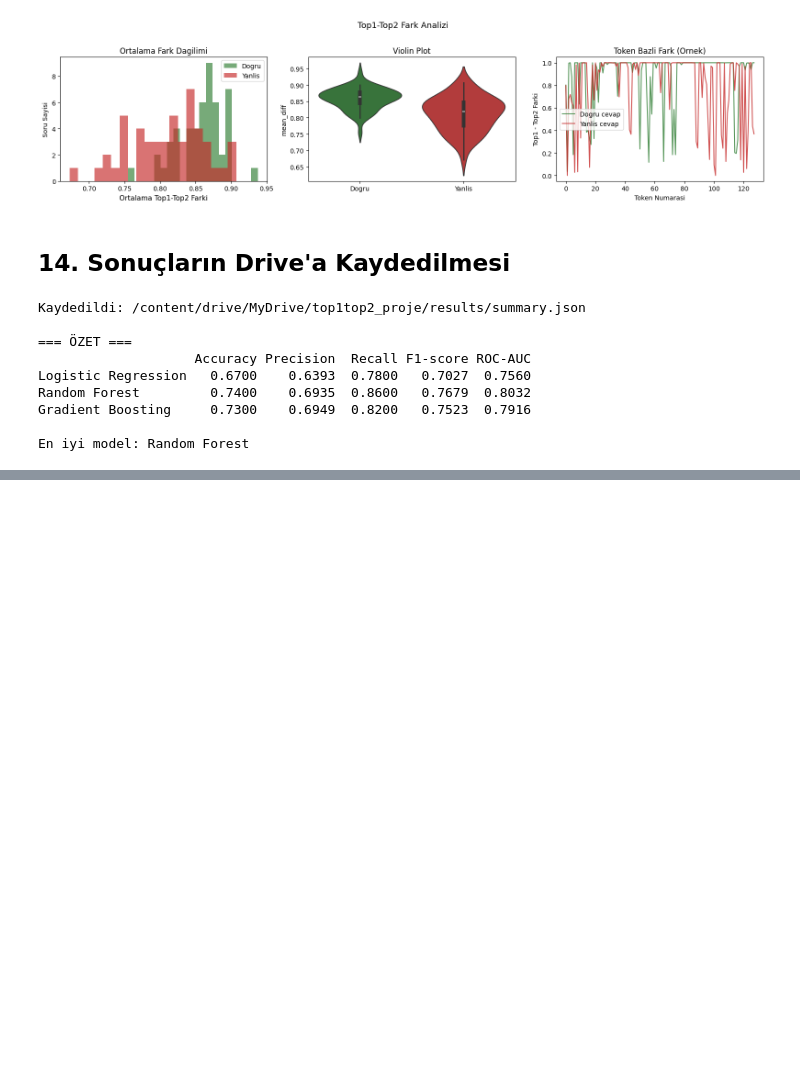
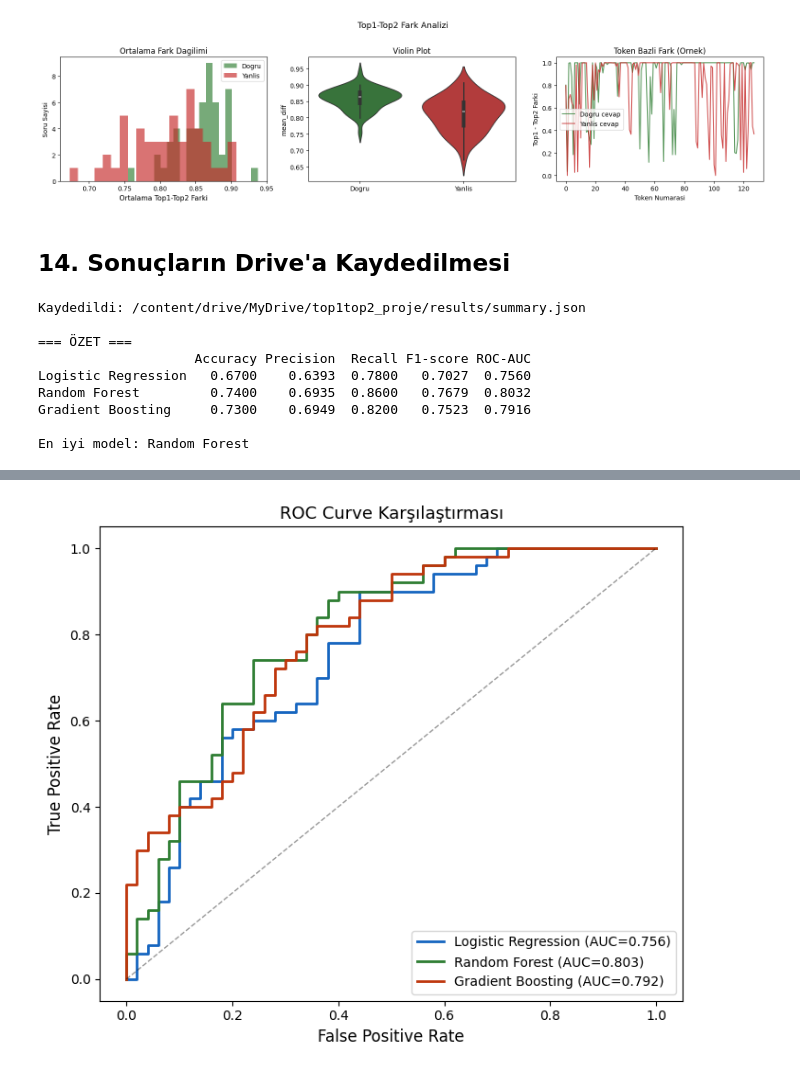
Before and after one commit to betullarslan-cpu/cosmos-t1-confidence-prediction, a Jupyter notebook: top1_top2_project.ipynb, the cells around one changed output, grey strips where cells are left out. Saved outputs shown, nothing was run; the diff lists cells and outputs as text; code cells hidden in the pictures; blank space fills up the shorter version.

```diff
--- a/top1_top2_project.ipynb
+++ b/top1_top2_project.ipynb
@@ -826,0 +1097,25 @@ En iyi model: Random Forest
+# %%
+from sklearn.metrics import roc_curve
+
+plt.figure(figsize=(7, 6))
+colors = ['#1565C0', '#2E7D32', '#BF360C']
+
+for (name, v), color in zip(ml_results.items(), colors):
+    fpr, tpr, _ = roc_curve(y_test, v['y_prob'])
+    plt.plot(
+        fpr, tpr,
+        lw=2,
+        color=color,
+        label=f"{name} (AUC={v['ROC-AUC']:.3f})"
+    )
+
+plt.plot([0, 1], [0, 1], 'k--', alpha=0.4, lw=1)
+plt.xlabel('False Positive Rate', fontsize=12)
+plt.ylabel('True Positive Rate', fontsize=12)
+plt.title('ROC Curve Karşılaştırması', fontsize=13)
+plt.legend(fontsize=10)
+plt.tight_layout()
+plt.savefig(f"{PATHS['figures']}/roc_curves_final.png", dpi=150)
+plt.show()
+# %% [output]
+[figure, added]
```
Also changed, not shown: parts of 7 cells of this notebook, 5 other files.
